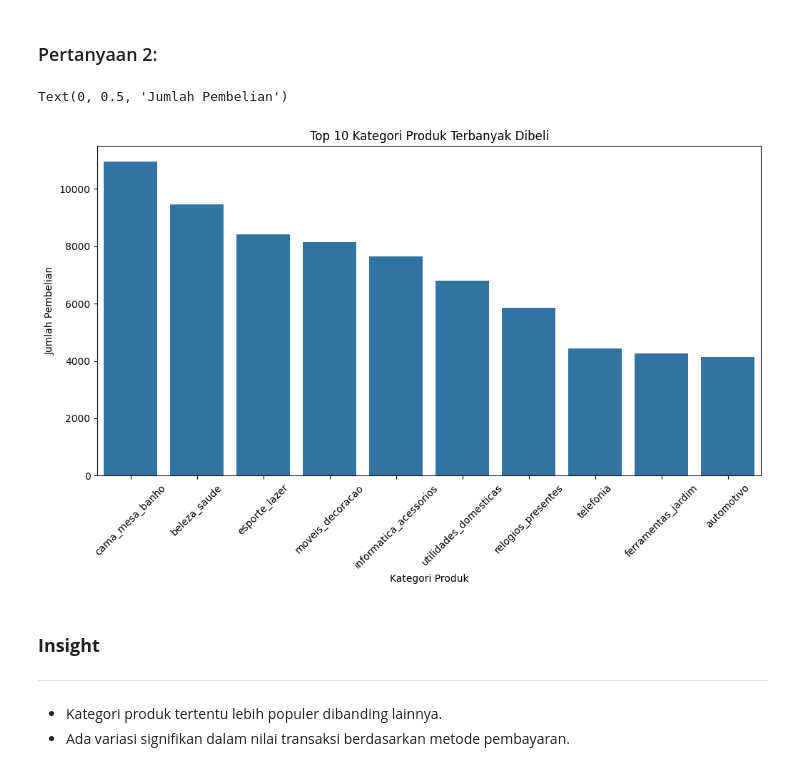
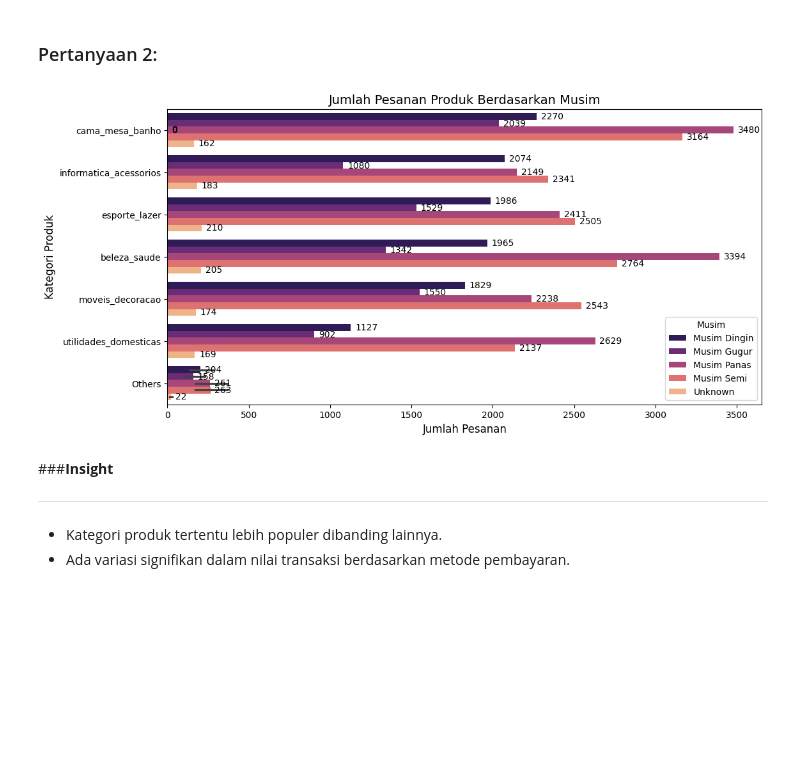
Before and after one commit to yogikautsa112/data-analisis, a Jupyter notebook: notebook.ipynb, the cells around one changed output. Cells and saved outputs as stored; diff of their text form; code cells hidden in the pictures; blank space fills up the shorter version.

```diff
--- a/notebook.ipynb
+++ b/notebook.ipynb
@@ -170,5 +208,3 @@ order_reviews.drop_duplicates(inplace=True)
 products.drop_duplicates(inplace=True)
 sellers.drop_duplicates(inplace=True)
 product_category.drop_duplicates(inplace=True)
-# %%
-orders.dropna(subset=['order_approved_at', 'order_delivered_carrier_date'], inplace=True)
@@ -181,3 +222,20 @@ Insight
 - Format data sudah sesuai untuk analisis.
 # %% [markdown]
 ## Exploratory Data Analysis (EDA)
+# %%
+filtered_orders = orders[orders['order_status'] == 'delivered']
+merged_data = order_items.merge(filtered_orders[columns_to_merge], on='order_id', how='left')
+merged_data = merged_data.merge(products[['product_id', 'product_category_name']], on='product_id', how='left')
+
+merged_data['season'] = merged_data['season'].fillna('Unknown')
+merged_data['product_category_name'] = merged_data['product_category_name'].fillna('Unknown')
+
+merged_data['order_purchase_timestamp'] = pd.to_datetime(merged_data['order_purchase_timestamp'])
+merged_data['order_month'] = merged_data['order_purchase_timestamp'].dt.to_period('M')
+
+category_sales = merged_data.groupby(['product_category_name', 'season']).agg(
+    total_orders=('order_id', 'count'),
+    total_products_sold=('product_id', 'count')
+).reset_index()
+
+print(category_sales.head())
@@ -244,19 +280,31 @@ plt.show()
 # %% [markdown]
 ### Pertanyaan 2:
-# %%
-top_categories = merged_data['product_category_name'].value_counts().nlargest(10)
-
-plt.figure(figsize=(12, 6))
-sns.barplot(x=top_categories.index, y=top_categories.values)
-plt.xticks(rotation=45)
-plt.title("Top 10 Kategori Produk Terbanyak Dibeli")
-plt.xlabel("Kategori Produk")
-plt.ylabel("Jumlah Pembelian")
-# %% [output]
-Text(0, 0.5, 'Jumlah Pembelian')
-[figure, removed]
+# %%
+category_sales = category_sales.sort_values(by=["season", "total_orders"], ascending=[True, False])
+
+plt.figure(figsize=(12, 6))
+ax = sns.barplot(
+    data=category_sales,
+    x="total_orders", y="product_category_name", hue="season",
+    palette="magma"
+)
+
+for p in ax.patches:
+    ax.annotate(f'{int(p.get_width())}',
+                (p.get_width(), p.get_y() + p.get_height() / 2),
+                ha='left', va='center', fontsize=10, color='black', xytext=(5, 0),
+                textcoords='offset points')
+
+plt.xlabel("Jumlah Pesanan", fontsize=12)
+plt.ylabel("Kategori Produk", fontsize=12)
+plt.title("Jumlah Pesanan Produk Berdasarkan Musim", fontsize=14)
+plt.legend(title="Musim", fontsize=10)
+
+plt.show()
+# %% [output]
+[figure, added]
 # %% [markdown]
-### **Insight**
+###**Insight**
 
 ---
 - Kategori produk tertentu lebih populer dibanding lainnya.
```
Also changed, not shown: parts of 14 cells of this notebook, 1 other file.
